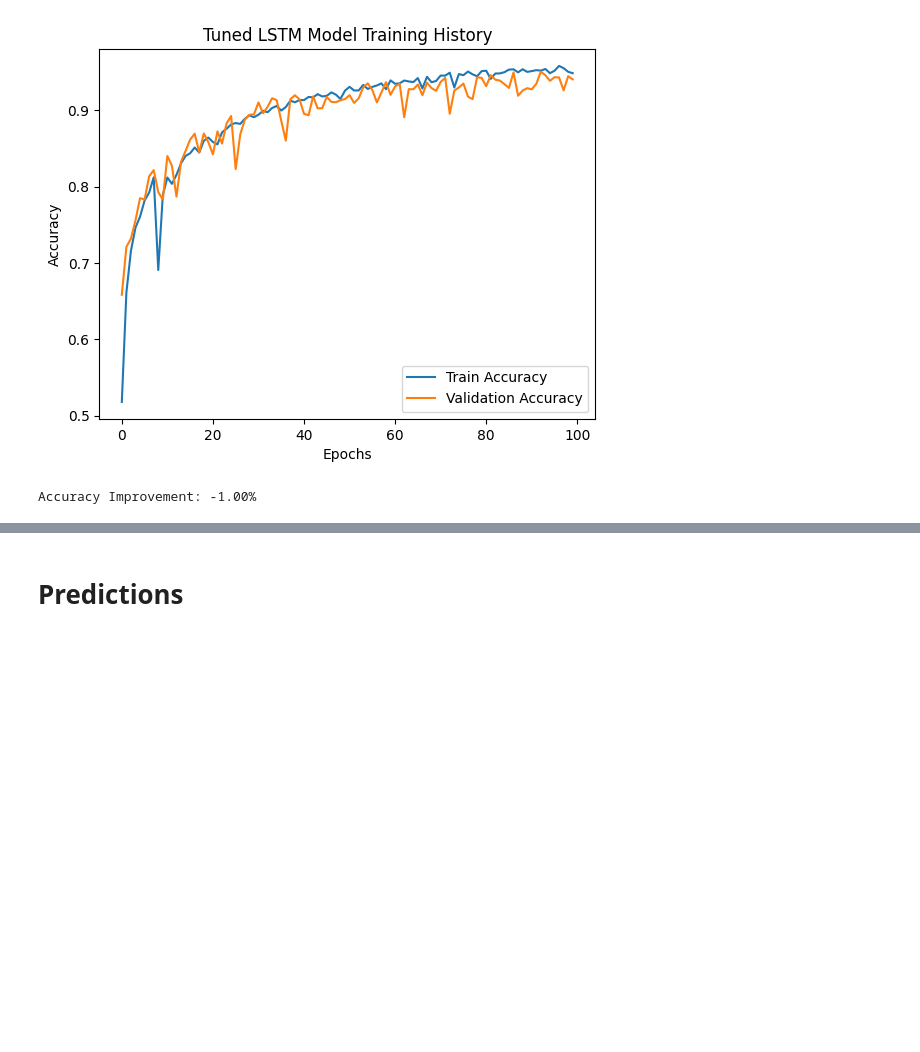
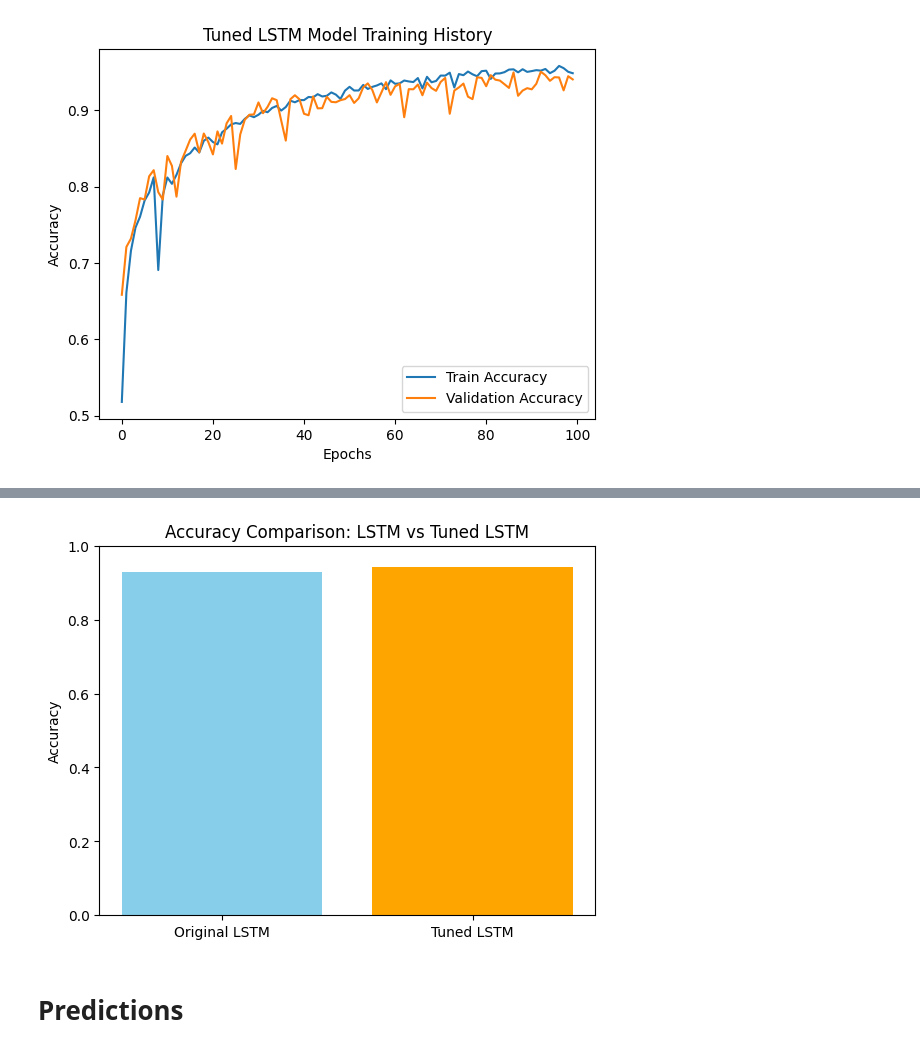
Before and after one commit to Balajinanda/Datascience-Project, a Jupyter notebook: Data_Science_Project.ipynb, the cells around one changed output, grey strips where cells are left out. Drawn from its saved outputs; the diff is of its cells as text; code cells hidden in the pictures; blank space fills up the shorter version.

```diff
--- a/Data_Science_Project.ipynb
+++ b/Data_Science_Project.ipynb
@@ -1280,11 +1283,26 @@ plt.legend()
 plt.show()
 # %% [output]
 [figure]
-# %%
-# Compare metrics
-untuned_lstm_accuracy = 0.93
-tuned_lstm_accuracy = 0.94
-
-print(f"Accuracy Improvement: {untuned_lstm_accuracy - tuned_lstm_accuracy:.2%}")
-# %% [output]
-Accuracy Improvement: -1.00%
+# %%
+# Evaluate the original LSTM model
+y_test_pred_lstm = np.argmax(lstm_model.predict(X_test), axis=1)
+true_labels = np.argmax(y_test_cat, axis=1)
+original_lstm_accuracy = accuracy_score(true_labels, y_test_pred_lstm)
+
+# Evaluate the tuned LSTM model
+y_test_pred_tuned_lstm = np.argmax(tuned_model.predict(X_test), axis=1)
+tuned_lstm_accuracy = accuracy_score(true_labels, y_test_pred_tuned_lstm)
+
+# Compare accuracies
+print(f"Original LSTM Accuracy: {original_lstm_accuracy:.4f}")
+print(f"Tuned LSTM Accuracy: {tuned_lstm_accuracy:.4f}")
+
+models = ['Original LSTM', 'Tuned LSTM']
+accuracies = [original_lstm_accuracy, tuned_lstm_accuracy]
+
+plt.bar(models, accuracies, color=['skyblue', 'orange'])
+plt.title('Accuracy Comparison: LSTM vs Tuned LSTM')
+plt.ylabel('Accuracy')
+plt.ylim(0, 1)
+plt.show()
+# %% [output]
@@ -1291,3 +1313,4 @@ Accuracy Improvement: -1.00%
+[figure, added]
 # %% [markdown]
 # **Predictions**
 # %%
```
Also changed, not shown: parts of 4 cells of this notebook.
